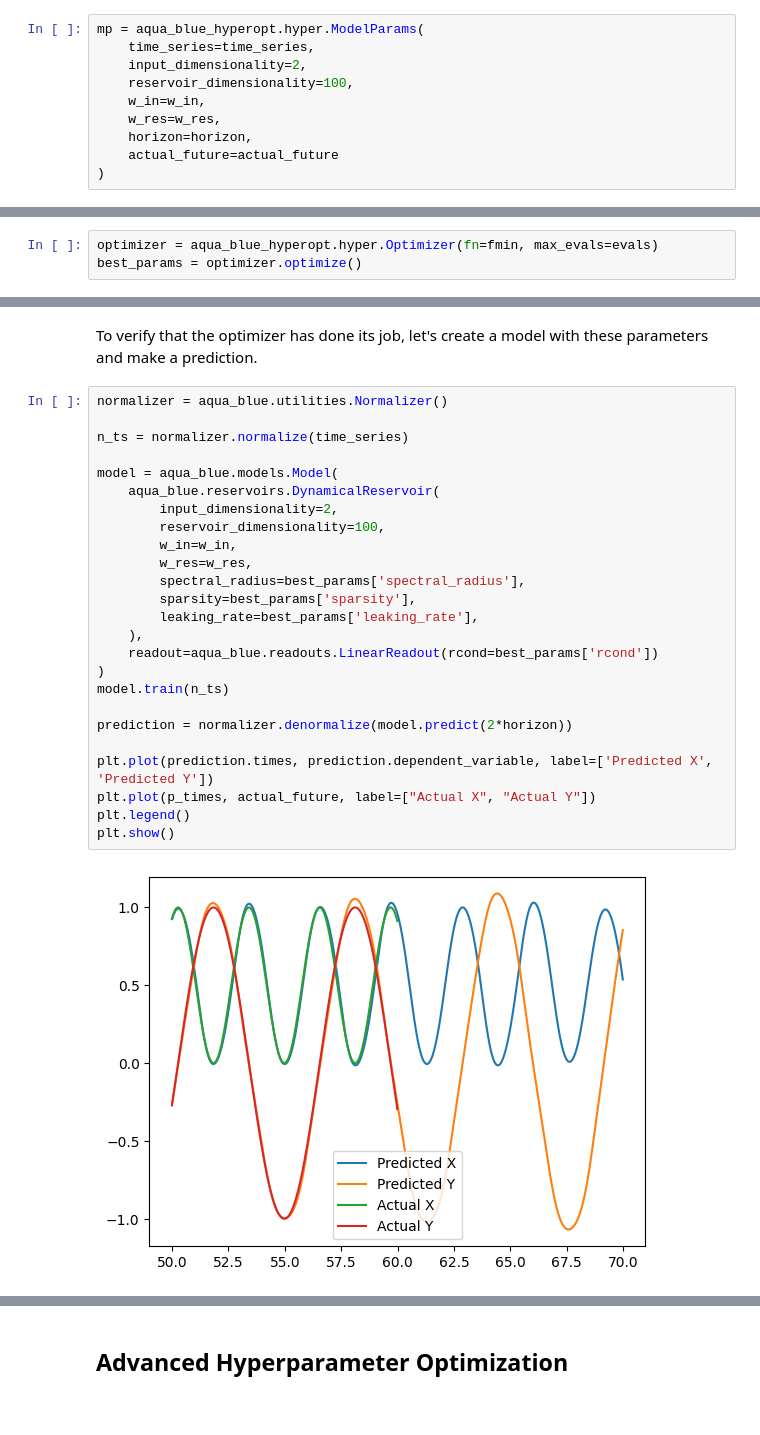
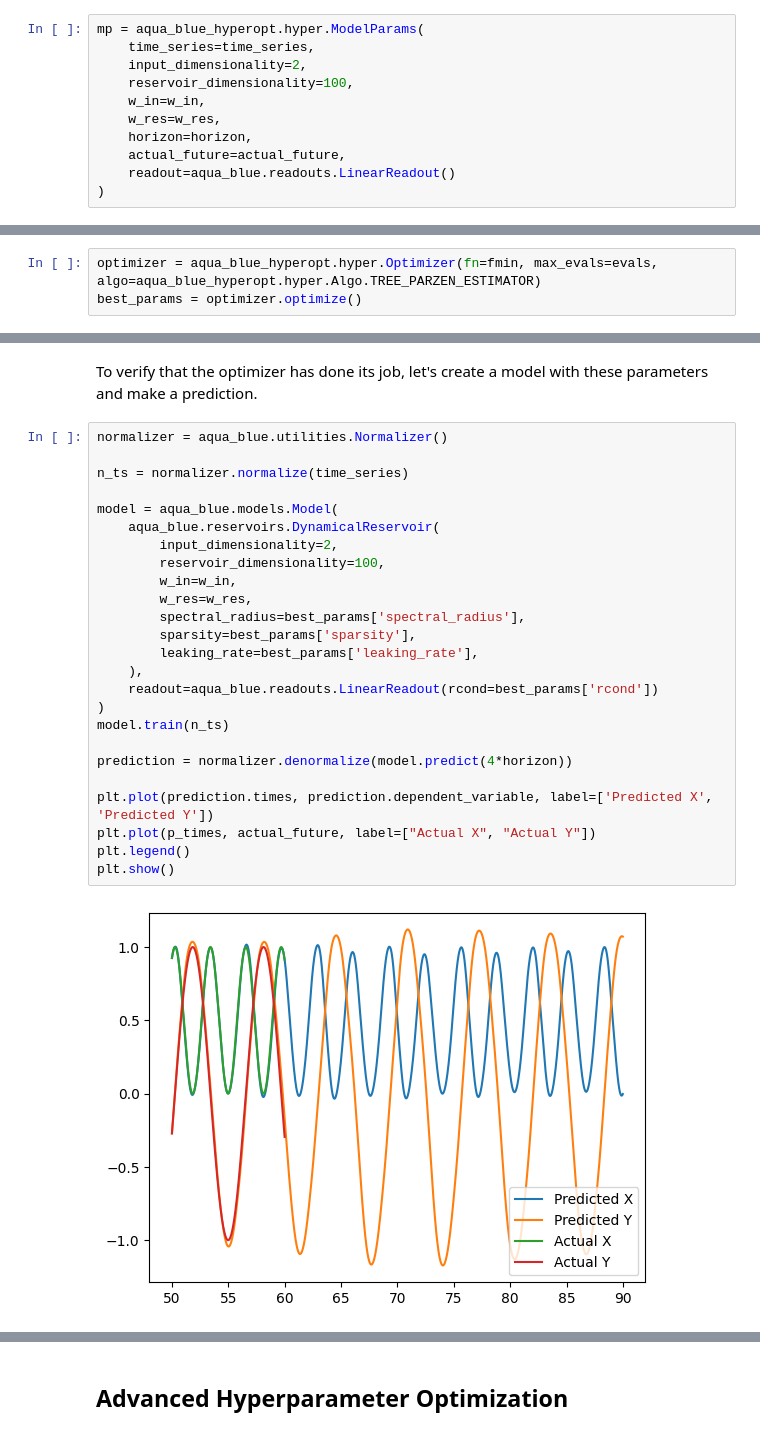
Before and after one commit to lonelyneutrin0/aqua-blue-hyperopt, a Jupyter notebook: examples/hyper-optimization.ipynb, the cells around one changed output, grey strips where cells are left out. Cells and saved outputs as stored; diff of their text form.

Commit message:
Custom readout support

```diff
--- a/examples/hyper-optimization.ipynb
+++ b/examples/hyper-optimization.ipynb
@@ -100,7 +100,8 @@ mp = aqua_blue_hyperopt.hyper.ModelParams(
     w_in=w_in,
     w_res=w_res,
     horizon=horizon,
-    actual_future=actual_future
+    actual_future=actual_future,
+    readout=aqua_blue.readouts.LinearReadout()
 )
 # %% [markdown]
 Now, we need a way of computing how good our prediction is. We will use the RMSE (Root Mean Squared Error) as a metric for this example, which is the metric that `hyper` defaults to. We will run our optimizer for 1000 iterations.
@@ -110,7 +111,7 @@ evals = 1000
 # %% [markdown]
 Let's create an `Optimizer` and pass the objective function and number of iterations. Then, we call the `.optimize()` method to get the optimal hyperparameters. Note that this will take time, depending on your system requirements.
 # %%
-optimizer = aqua_blue_hyperopt.hyper.Optimizer(fn=fmin, max_evals=evals)
+optimizer = aqua_blue_hyperopt.hyper.Optimizer(fn=fmin, max_evals=evals, algo=aqua_blue_hyperopt.hyper.Algo.TREE_PARZEN_ESTIMATOR)
 best_params = optimizer.optimize()
 # %% [markdown]
 We have our optimal hyperparameters!
@@ -123,28 +124,28 @@ To verify that the optimizer has done its job, let's create a model with these p
 # %%
 normalizer = aqua_blue.utilities.Normalizer()
 
 n_ts = normalizer.normalize(time_series)
 
 model = aqua_blue.models.Model(
     aqua_blue.reservoirs.DynamicalReservoir(
         input_dimensionality=2,
         reservoir_dimensionality=100,
         w_in=w_in,
         w_res=w_res,
         spectral_radius=best_params['spectral_radius'],
         sparsity=best_params['sparsity'],
         leaking_rate=best_params['leaking_rate'],
     ),
     readout=aqua_blue.readouts.LinearReadout(rcond=best_params['rcond'])
 )
 model.train(n_ts)
 
-prediction = normalizer.denormalize(model.predict(2*horizon))
+prediction = normalizer.denormalize(model.predict(4*horizon))
 
 plt.plot(prediction.times, prediction.dependent_variable, label=['Predicted X', 'Predicted Y'])
 plt.plot(p_times, actual_future, label=["Actual X", "Actual Y"])
 plt.legend()
 plt.show()
 # %% [output]
-[figure, old version]
+[figure, new version]
 # %% [markdown]
```
Also changed, not shown: parts of 6 cells of this notebook, 1 other file.
